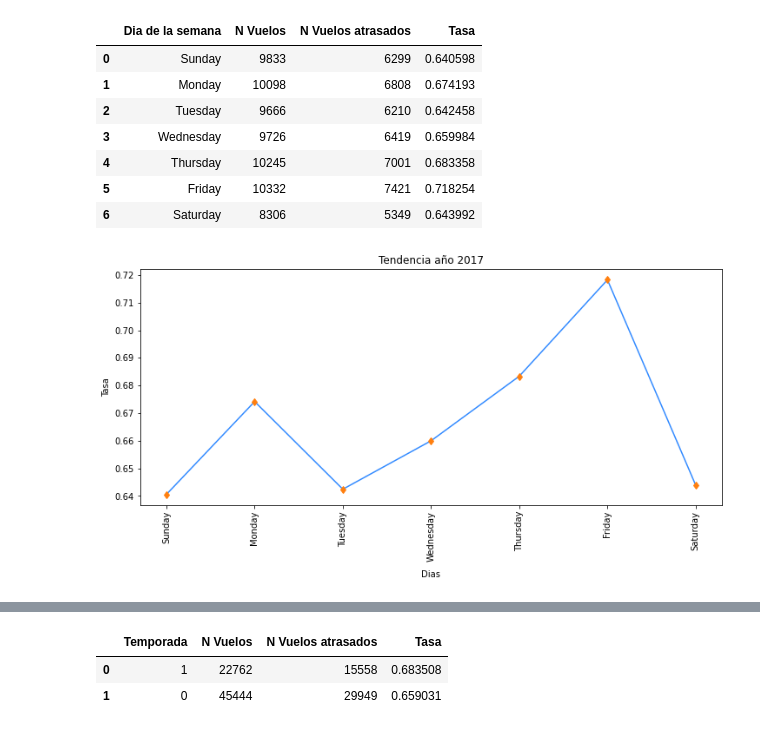
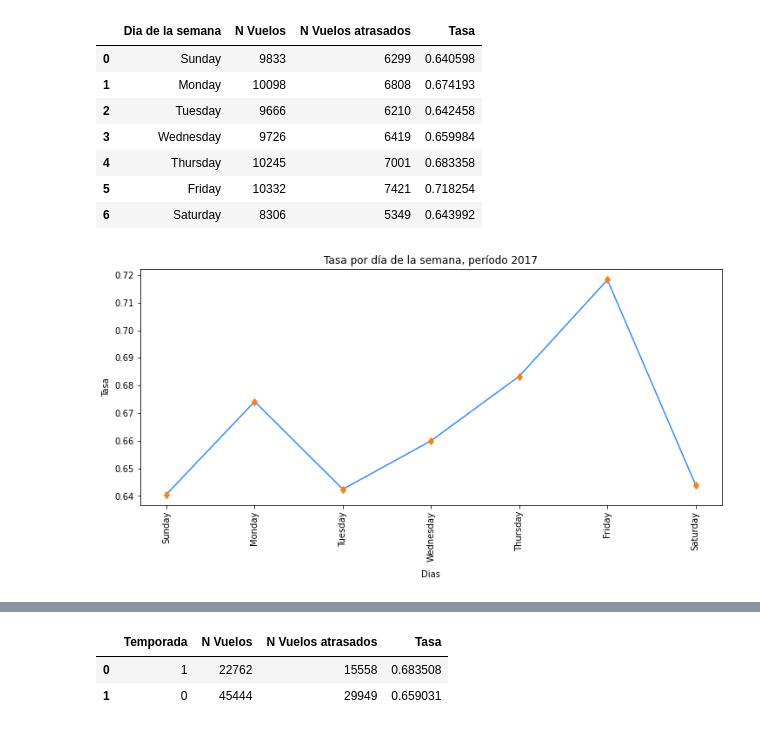
Before and after one commit to ignacialoyfra/ChallengeDataScientist-Ignacia-Loyola, a Jupyter notebook: solution.ipynb, the cells around one changed output, grey strips where cells are left out. Saved outputs shown, nothing was run; the diff lists cells and outputs as text; code cells hidden in the pictures.

```diff
--- a/solution.ipynb
+++ b/solution.ipynb
@@ -604,10 +779,10 @@ tasa_diasemana
 # %%
 plt.figure(figsize=(12,5))
 plt.plot(tasa_diasemana['Dia de la semana'],tasa_diasemana['Tasa'],marker='d',linestyle='-', c = '#338bff',markeredgecolor='#ff7f0e',markerfacecolor='#ff7f0e')
 plt.xticks(rotation = 90)
 plt.xlabel('Dias', labelpad=10)
 plt.ylabel('Tasa')
-plt.title('Tendencia año 2017')
+plt.title('Tasa por día de la semana, período 2017')
 plt.show()
 # %% [output]
-[figure, old version]
+[figure, new version]
```
Also changed, not shown: parts of 34 cells of this notebook.
